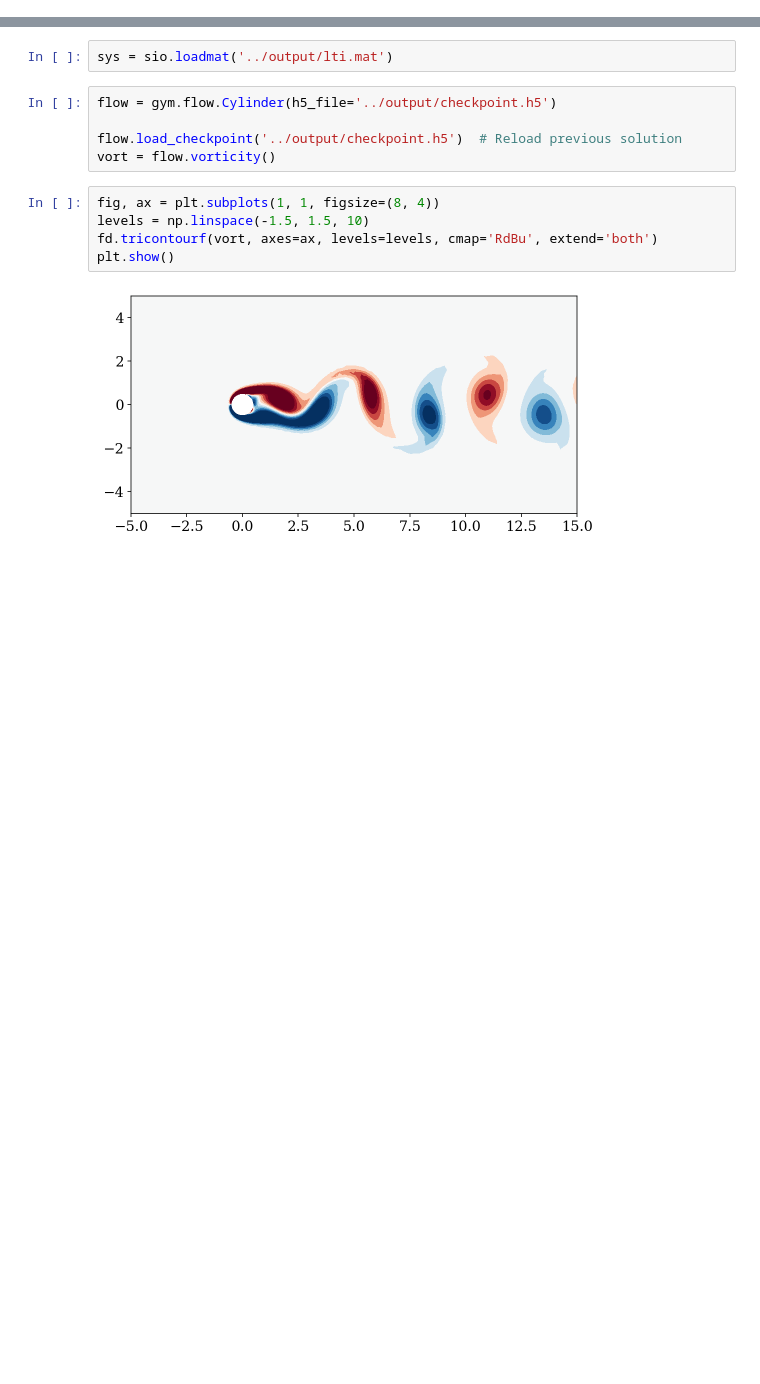
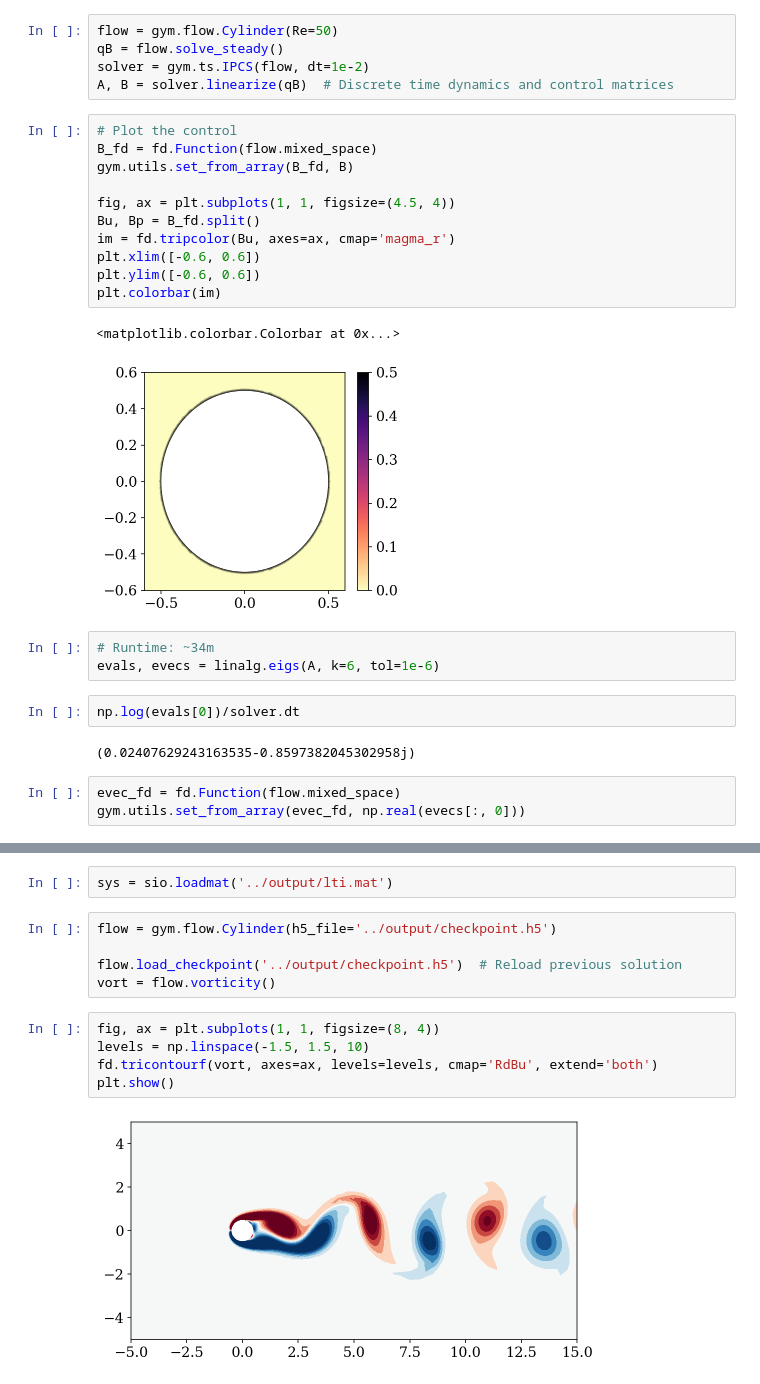
Before and after one commit to dynamicslab/hydrogym, a Jupyter notebook: examples/cylinder/notebooks/controller-design.ipynb, the cells around one changed output, grey strips where cells are left out. Saved outputs shown, nothing was run; the diff lists cells and outputs as text; blank space fills up the shorter version.

Commit message:
Added discrete-time LTI construction and eigendecomposition

```diff
--- a/examples/cylinder/notebooks/controller-design.ipynb
+++ b/examples/cylinder/notebooks/controller-design.ipynb
@@ -17,0 +23,29 @@ import hydrogym as gym
+# %%
+flow = gym.flow.Cylinder(Re=50)
+qB = flow.solve_steady()
+solver = gym.ts.IPCS(flow, dt=1e-2)
+A, B = solver.linearize(qB)  # Discrete time dynamics and control matrices
+# %%
+# Plot the control
+B_fd = fd.Function(flow.mixed_space)
+gym.utils.set_from_array(B_fd, B)
+
+fig, ax = plt.subplots(1, 1, figsize=(4.5, 4))
+Bu, Bp = B_fd.split()
+im = fd.tripcolor(Bu, axes=ax, cmap='magma_r')
+plt.xlim([-0.6, 0.6])
+plt.ylim([-0.6, 0.6])
+plt.colorbar(im)
+# %% [output]
+<matplotlib.colorbar.Colorbar at 0x...>
+[figure, added]
+# %%
+# Runtime: ~34m
+evals, evecs = linalg.eigs(A, k=6, tol=1e-6)
+# %%
+np.log(evals[0])/solver.dt
+# %% [output]
+(0.02407629243163535-0.8597382045302958j)
+# %%
+evec_fd = fd.Function(flow.mixed_space)
+gym.utils.set_from_array(evec_fd, np.real(evecs[:, 0]))
```
Also changed, not shown: parts of 4 cells of this notebook, 9 other files.
